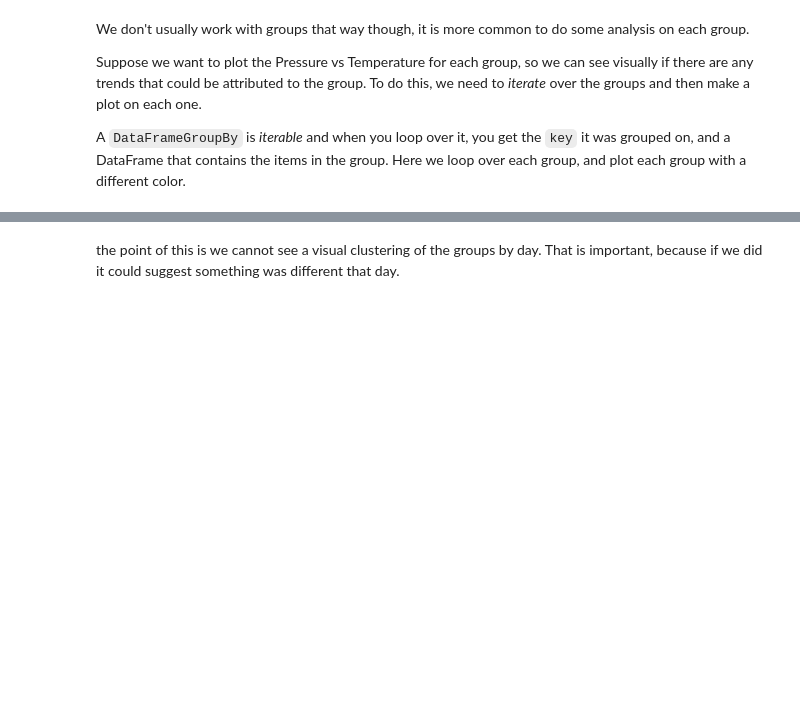
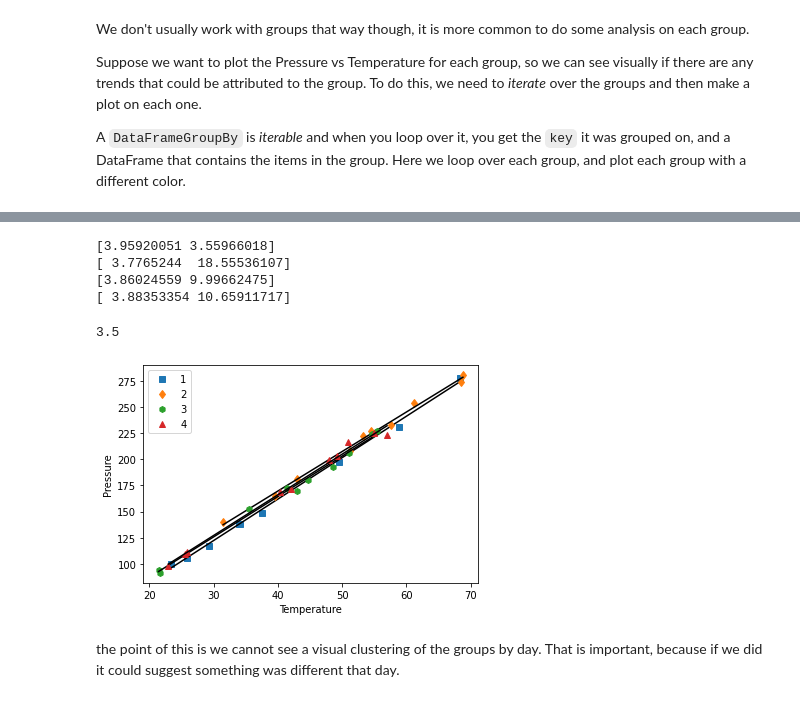
Before and after one commit to Steel-Bank-codespaces/s23-06681, a Jupyter notebook: lectures/03-intermediate-pandas/intermediate-pandas.ipynb, the cells around one changed output, grey strips where cells are left out. Cells and saved outputs as stored; diff of their text form; code cells hidden in the pictures; blank space fills up the shorter version.

```diff
--- a/lectures/03-intermediate-pandas/intermediate-pandas.ipynb
+++ b/lectures/03-intermediate-pandas/intermediate-pandas.ipynb
@@ -28,0 +125,6 @@ It is a little inconvenient to have to know all the days. We can get them from t
+# %%
+u = []
+for day in df['Day']:
+    if day not in u:
+        u += [day]
+u
@@ -28,0 +133,6 @@ It is a little inconvenient to have to know all the days. We can get them from t
+# %%
+u = {}
+for day in df['Day']:
+    if day not in u:
+        u[day] = True
+list(u.keys())
@@ -34,0 +151,5 @@ Finally, we can put it all together to get the mean of a single column grouped b
+# %%
+results = []
+for x in df['Day'].unique():
+    results.append(df[df['Day']==x]['Temperature'].mean())
+results
@@ -57,3 +230,7 @@ We don't usually work with groups that way though, it is more common to do some
 Suppose we want to plot the Pressure vs Temperature for each group, so we can see visually if there are any trends that could be attributed to the group. To do this, we need to *iterate* over the groups and then make a plot on each one.
 
 A `DataFrameGroupBy` is *iterable* and when you loop over it, you get the `key` it was grouped on, and a DataFrame that contains the items in the group. Here we loop over each group, and plot each group with a different color.
+# %%
+for x in groups:
+    name, group = x
+    print(type(x), name, group['Temperature'].mean())
@@ -60,10 +262,26 @@ A `DataFrameGroupBy` is *iterable* and when you loop over it, you get the `key`
 # %%
 import matplotlib.pyplot as plt
 
 fig, ax = plt.subplots()
+symbols = {1: 's', 2: 'd', 3: 'h', 4: '^'}
 for (day, group) in groups:
-    group.plot('Temperature', 'Pressure', ax=ax, label=f'{day}', style='o')
+    group.plot('Temperature', 'Pressure', ax=ax, label=f'{day}', style=symbols[day])
+    x = group['Temperature']
+    y = group['Pressure']
+    pars = np.polyfit(x, y, 1)
+    print(pars)
+    xfit = np.linspace(x.min(), x.max())
+    plt.plot(xfit, np.polyval(pars, xfit), 'k-')
 plt.ylabel('Pressure');
+
+(275 - 100) / (70 - 20) # estimated slope from graph
+# %% [output]
+[3.95920051 3.55966018]
+[ 3.7765244  18.55536107]
+[3.86024559 9.99662475]
+[ 3.88353354 10.65911717]
+3.5
+[figure, added]
 # %% [markdown]
 the point of this is we cannot see a visual clustering of the groups by day. That is important, because if we did it could suggest something was different that day.
 # %% [markdown]
```
Also changed, not shown: parts of 36 cells of this notebook.
